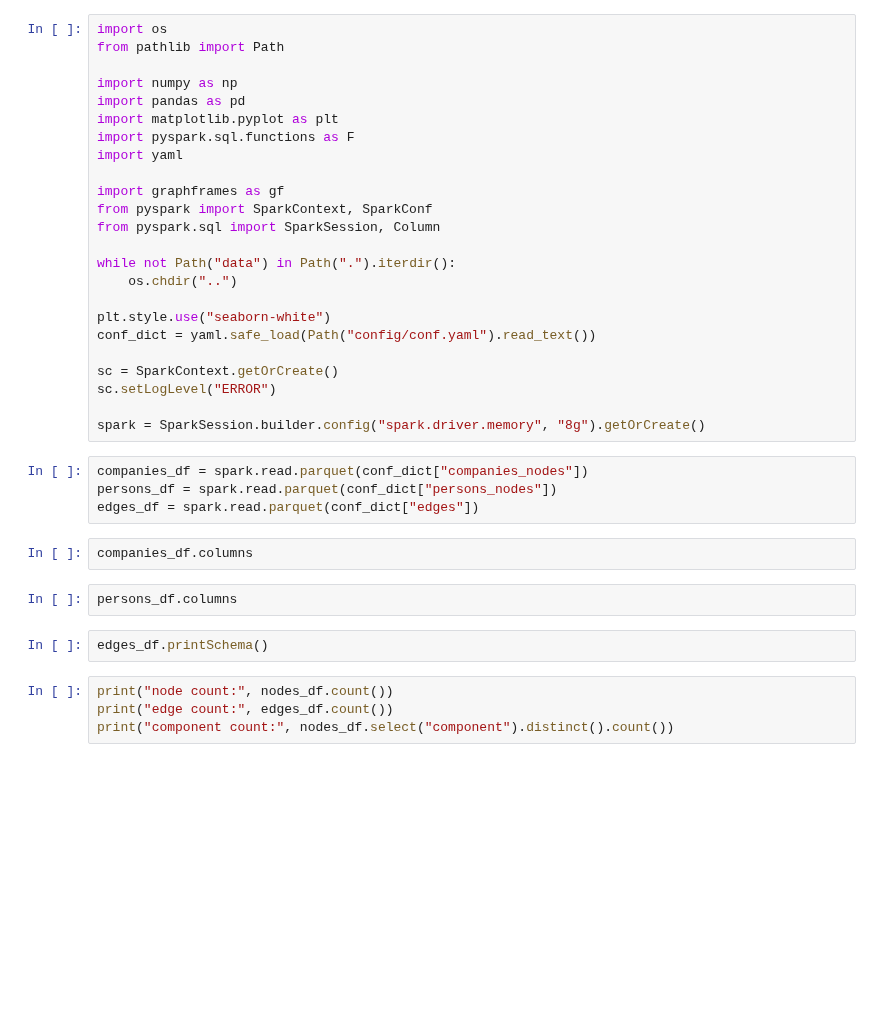
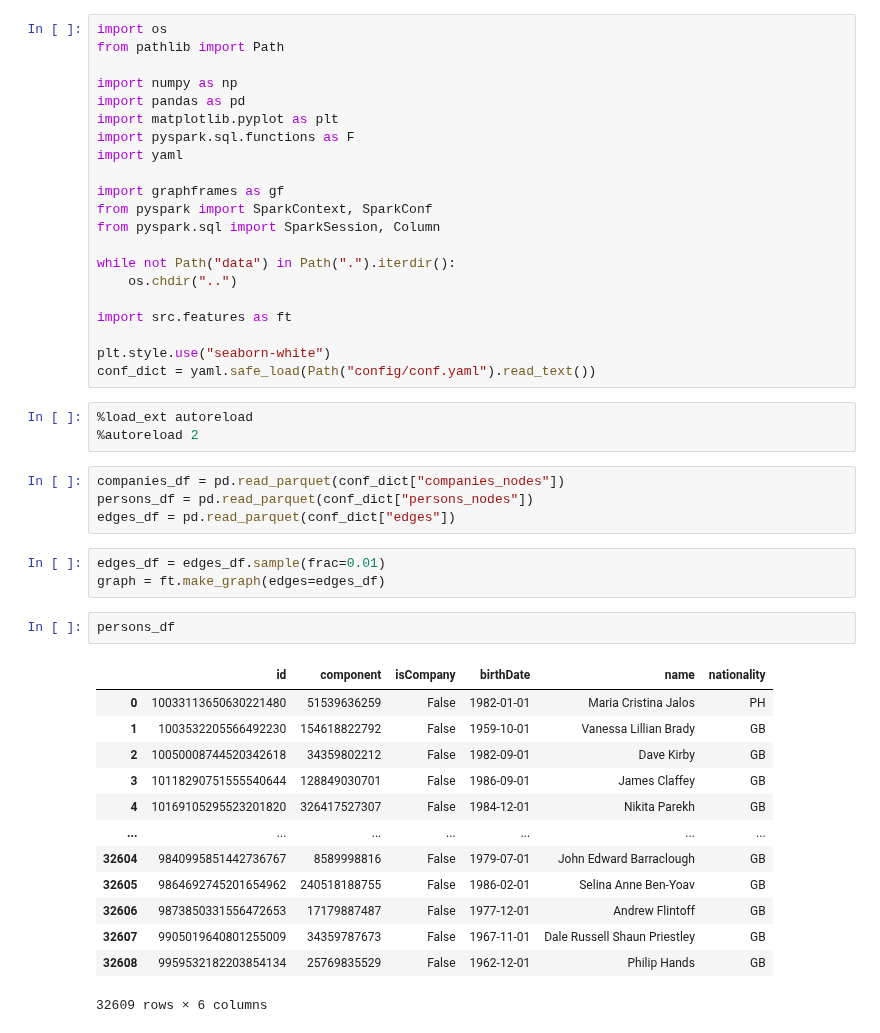
Before and after one commit to domvwt/msc-thesis, a Jupyter notebook: notebooks/06-feature-engineering.ipynb, the cells around one changed output. Drawn from its saved outputs; the diff is of its cells as text; blank space fills up the shorter version.

```diff
--- a/notebooks/06-feature-engineering.ipynb
+++ b/notebooks/06-feature-engineering.ipynb
@@ -15,24 +15,33 @@ from pyspark.sql import SparkSession, Column
 while not Path("data") in Path(".").iterdir():
     os.chdir("..")
 
+import src.features as ft
+
 plt.style.use("seaborn-white")
 conf_dict = yaml.safe_load(Path("config/conf.yaml").read_text())
-
-sc = SparkContext.getOrCreate()
-sc.setLogLevel("ERROR")
-
-spark = SparkSession.builder.config("spark.driver.memory", "8g").getOrCreate()
+# %%
+%load_ext autoreload
+%autoreload 2
 # %%
-companies_df = spark.read.parquet(conf_dict["companies_nodes"])
-persons_df = spark.read.parquet(conf_dict["persons_nodes"])
-edges_df = spark.read.parquet(conf_dict["edges"])
+companies_df = pd.read_parquet(conf_dict["companies_nodes"])
+persons_df = pd.read_parquet(conf_dict["persons_nodes"])
+edges_df = pd.read_parquet(conf_dict["edges"])
-# %%
-companies_df.columns
+# %%
+edges_df = edges_df.sample(frac=0.01)
+graph = ft.make_graph(edges=edges_df)
 # %%
-persons_df.columns
+persons_df
+# %% [output]
+|  | id | component | isCompany | birthDate | name | nationality |
+| 0 | 10033113650630221480 | 51539636259 | False | 1982-01-01 | Maria Cristina Jalos | PH |
+| 1 | 1003532205566492230 | 154618822792 | False | 1959-10-01 | Vanessa Lillian Brady | GB |
+| 2 | 10050008744520342618 | 34359802212 | False | 1982-09-01 | Dave Kirby | GB |
+| 3 | 10118290751555540644 | 128849030701 | False | 1986-09-01 | James Claffey | GB |
+| 4 | 10169105295523201820 | 326417527307 | False | 1984-12-01 | Nikita Parekh | GB |
+| ... | ... | ... | ... | ... | ... | ... |
+| 32604 | 9840995851442736767 | 8589998816 | False | 1979-07-01 | John Edward Barraclough | GB |
+| 32605 | 9864692745201654962 | 240518188755 | False | 1986-02-01 | Selina Anne Ben-Yoav | GB |
+| 32606 | 9873850331556472653 | 17179887487 | False | 1977-12-01 | Andrew Flintoff | GB |
+| 32607 | 9905019640801255009 | 34359787673 | False | 1967-11-01 | Dale Russell Shaun Priestley | GB |
+| 32608 | 9959532182203854134 | 25769835529 | False | 1962-12-01 | Philip Hands | GB |
+32609 rows × 6 columns
-# %%
-edges_df.printSchema()
-# %%
-print("node count:", nodes_df.count())
-print("edge count:", edges_df.count())
-print("component count:", nodes_df.select("component").distinct().count())
```
Also changed, not shown: parts of 2 cells of this notebook, 12 other files.
